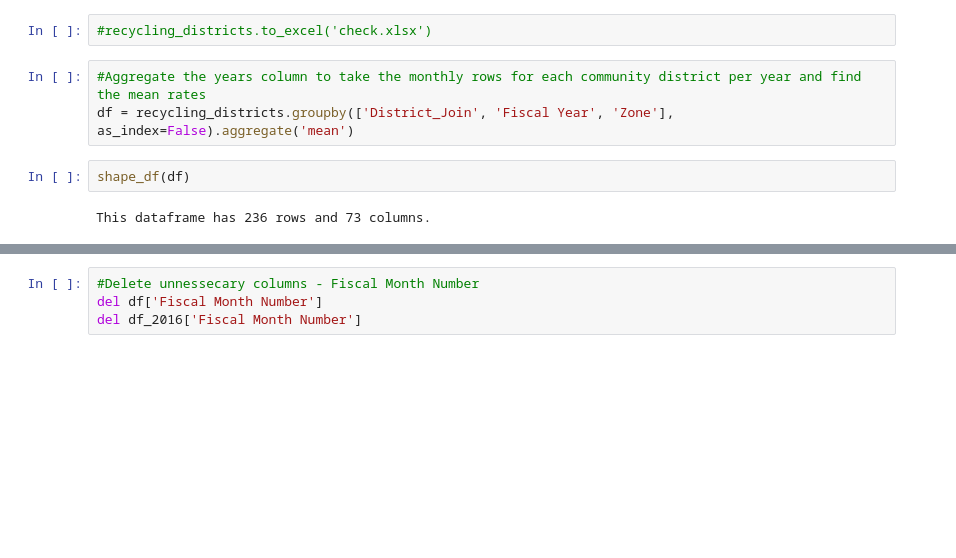
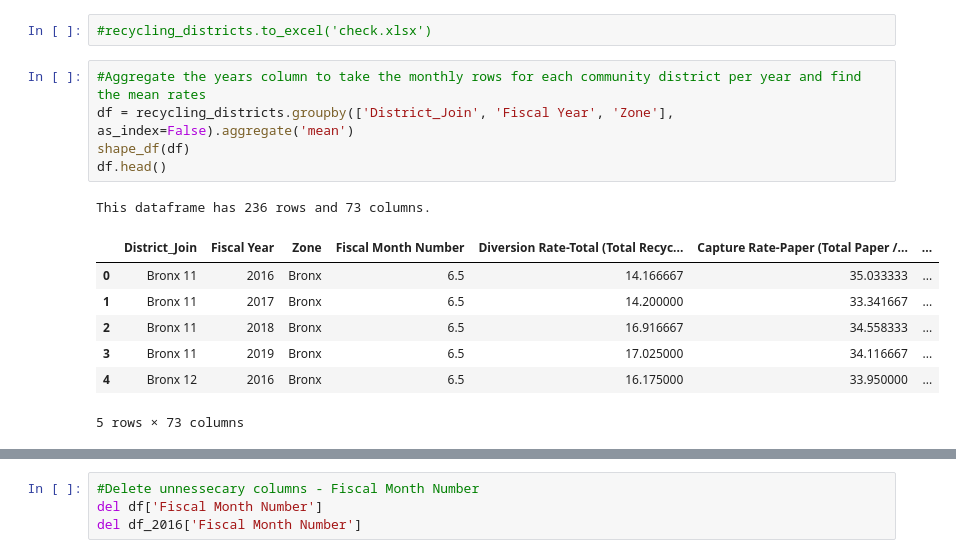
Before and after one commit to vsraja3/Springboard-Capstone-1, a Jupyter notebook: Capstone 1 - NYC Recycling - Wrangling Report.ipynb, the cells around one changed output, grey strips where cells are left out. Drawn from its saved outputs; the diff is of its cells as text; blank space fills up the shorter version.

```diff
--- a/Capstone 1 - NYC Recycling - Wrangling Report.ipynb
+++ b/Capstone 1 - NYC Recycling - Wrangling Report.ipynb
@@ -111,7 +169,14 @@ This dataframe has 2832 rows and 76 columns.
 # %%
 #Aggregate the years column to take the monthly rows for each community district per year and find the mean rates
 df = recycling_districts.groupby(['District_Join', 'Fiscal Year', 'Zone'], as_index=False).aggregate('mean')
+shape_df(df)
+df.head()
+# %% [output]
+This dataframe has 236 rows and 73 columns.
+|  | District_Join | Fiscal Year | Zone | Fiscal Month Number | Diversion Rate-Total (Total Recyc... | Capture Rate-Paper (Total Paper /... | ... |
+| 0 | Bronx 11 | 2016 | Bronx | 6.5 | 14.166667 | 35.033333 | ... |
+| 1 | Bronx 11 | 2017 | Bronx | 6.5 | 14.200000 | 33.341667 | ... |
+| 2 | Bronx 11 | 2018 | Bronx | 6.5 | 16.916667 | 34.558333 | ... |
+| 3 | Bronx 11 | 2019 | Bronx | 6.5 | 17.025000 | 34.116667 | ... |
+| 4 | Bronx 12 | 2016 | Bronx | 6.5 | 16.175000 | 33.950000 | ... |
+5 rows × 73 columns
-# %%
-shape_df(df)
-# %% [output]
-This dataframe has 236 rows and 73 columns.
```
Also changed, not shown: parts of 25 cells of this notebook.
